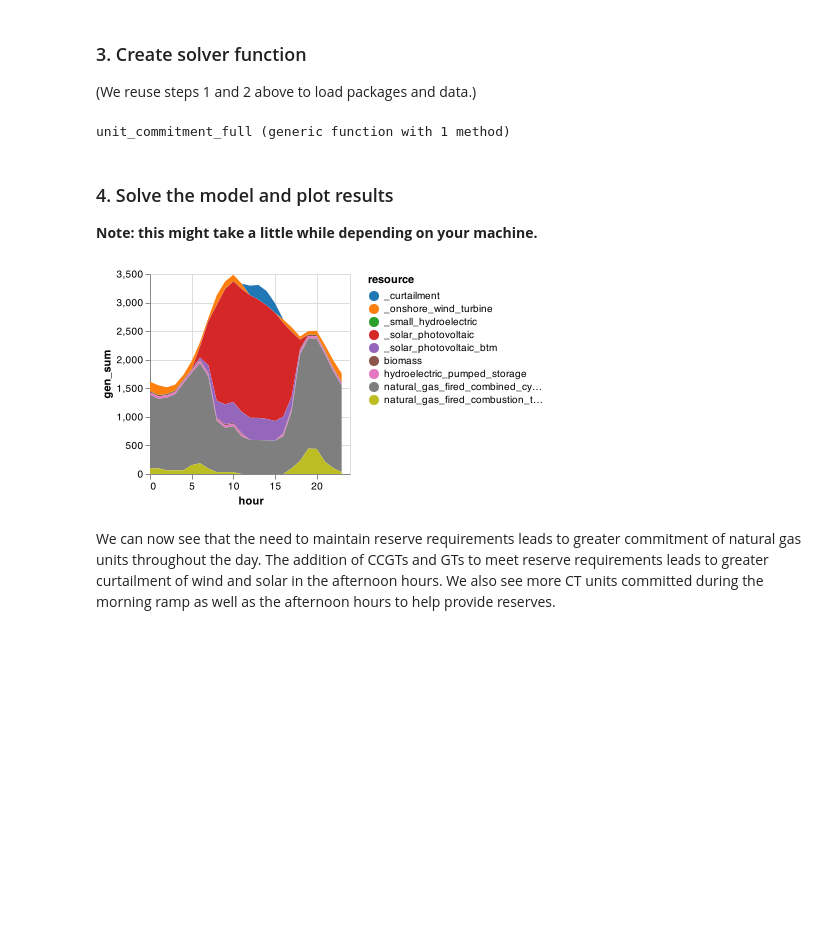
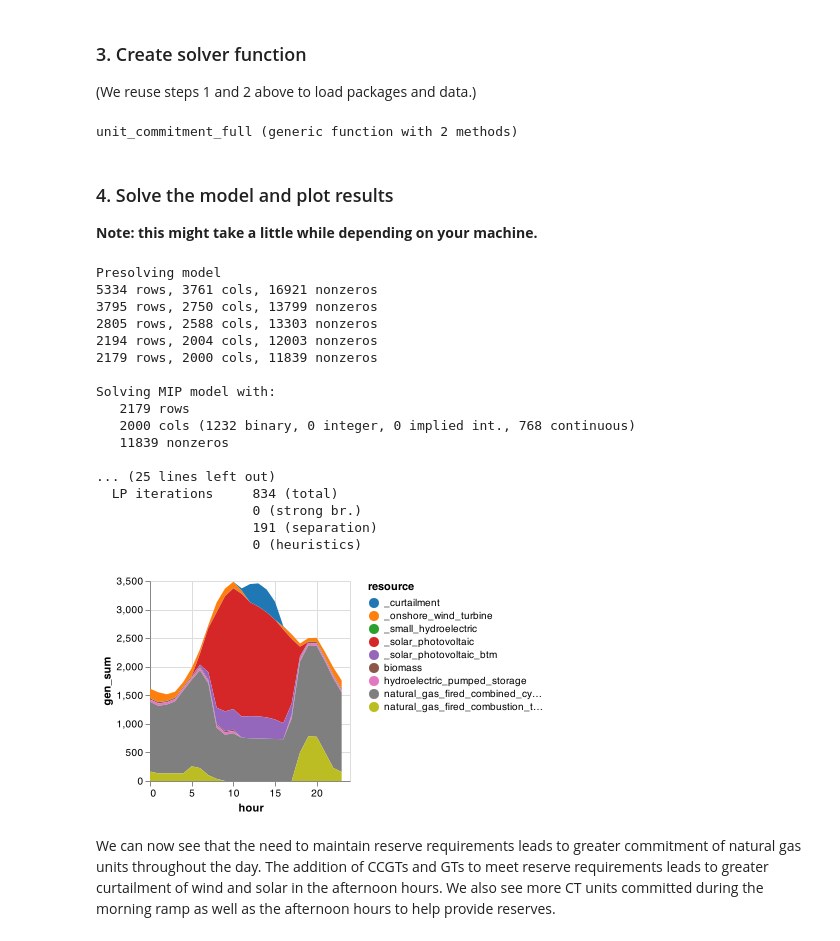
Before and after one commit to Power-Systems-Optimization-Course/power-systems-optimization, a Jupyter notebook: Notebooks/05-Unit-Commitment.ipynb, the cells around one changed output. Saved outputs shown, nothing was run; the diff lists cells and outputs as text; code cells hidden in the pictures; blank space fills up the shorter version.

Commit message:
Updates to Unit Commitment notebook
-Switched to HiGHS solver
-Made MIP gap a parameter to pass in to solver function

```diff
--- a/Notebooks/05-Unit-Commitment.ipynb
+++ b/Notebooks/05-Unit-Commitment.ipynb
@@ -181,18 +181,11 @@ Inputs:
     gen_df -- dataframe with generator info
     loads  -- load by time
     gen_variable -- capacity factors of variable generators (in "long" format)
+    mip_gap -- desired relative MIP gap to pass to solver
 =#
-function unit_commitment_simple(gen_df, loads, gen_variable)
-    UC = Model(GLPK.Optimizer)
-
-    # We reduce the MIP gap tolerance threshold here to increase tractability
-    # Here we set it to a 1% gap, meaning that we will terminate once we have
-    # a feasible integer solution guaranteed to be within 1% of the objective
-    # function value of the optimal solution.
-    # Note that GLPK's default MIP gap is 0.0, meaning that it tries to solve
-    # the integer problem to optimality, which can take a LONG time for
-    # any complex problem. So it is important to set this to a realistic value.
-    set_optimizer_attribute(UC, "mip_gap", 0.01)
+function unit_commitment_simple(gen_df, loads, gen_variable, mip_gap)
+    UC = Model(HiGHS.Optimizer)
+    set_optimizer_attribute(UC, "mip_rel_gap", mip_gap)
 
     # Define sets based on data
     # Note the creation of several different sets of generators for use in
@@ -414,10 +435,11 @@ Inputs:
     gen_df -- dataframe with generator info
     loads  -- load by time
     gen_variable -- capacity factors of variable generators (in "long" format)
+    mip_gap -- desired relative MIP gap to pass to solver
 =#
-function unit_commitment_ramp(gen_df, loads, gen_variable)
-    UC = Model(GLPK.Optimizer)
-    set_optimizer_attribute(UC, "mip_gap", 0.01) #1% MIP gap
+function unit_commitment_ramp(gen_df, loads, gen_variable, mip_gap)
+    UC = Model(HiGHS.Optimizer)
+    set_optimizer_attribute(UC, "mip_rel_gap", mip_gap)
 
     # Define sets based on data
     # Note the creation of several different sets of generators for use in
@@ -547,7 +569,8 @@ unit_commitment_ramp (generic function with 1 method)
 # %% [markdown]
 ### 4. Solve a day's unit commitment
 # %%
-solution = unit_commitment_ramp(gen_df_sens, loads_multi, gen_variable_multi);
+solution = unit_commitment_ramp(
+    gen_df_sens, loads_multi, gen_variable_multi, 0.01); # 1% MIP gap
 
 # Add in BTM solar and curtailment and plot results
 
@@ -654,13 +694,11 @@ Inputs:
     gen_df -- dataframe with generator info
     loads  -- load by time
     gen_variable -- capacity factors of variable generators (in "long" format)
+    mip_gap -- desired relative MIP gap to pass to solver
 =#
-function unit_commitment_full(gen_df, loads, gen_variable)
-    UC = Model(GLPK.Optimizer)
-    # To keep solve times to a few minutes, we increase the MIP gap tolerance
-    # in this more complex case to 2%. You can play with this setting to see
-    # how the MIP gap affects solve times on your computer.
-    set_optimizer_attribute(UC, "mip_gap", 0.02)
+function unit_commitment_full(gen_df, loads, gen_variable, mip_gap)
+    UC = Model(HiGHS.Optimizer)
+    set_optimizer_attribute(UC, "mip_rel_gap", mip_gap)
 
     # Define sets based on data
     # Note the creation of several different sets of generators for use in
@@ -823,13 +861,17 @@ function unit_commitment_full(gen_df, loads, gen_variable)
 
 end
 # %% [output]
-unit_commitment_full (generic function with 1 method)
+unit_commitment_full (generic function with 2 methods)
 # %% [markdown]
 ### 4. Solve the model and plot results
 
 **Note: this might take a little while depending on your machine.**
 # %%
-solution = unit_commitment_full(gen_df_sens, loads_multi, gen_variable_multi);
+solution = unit_commitment_full(gen_df_sens, loads_multi, gen_variable_multi, 0.02);
+ # To keep solve times to a few minutes, we increase the MIP gap tolerance
+ # in this more complex case to 2% (mip_gap=0.02). You can play with this setting to see
+ # how the MIP gap affects solve times on your computer.
+
 
 # Add in BTM solar and curtailment and plot results
 
@@ -838,34 +880,51 @@ sol_gen = innerjoin(solution.gen,
                     on = :r_id)
 sol_gen = combine(groupby(sol_gen, [:resource, :hour]),
             :gen => sum)
 
 # Rename generators (for plotting purposes)
 sol_gen[sol_gen.resource .== "solar_photovoltaic", :resource] .= "_solar_photovoltaic"
 sol_gen[sol_gen.resource .== "onshore_wind_turbine", :resource] .= "_onshore_wind_turbine"
 sol_gen[sol_gen.resource .== "small_hydroelectric", :resource] .= "_small_hydroelectric"
 
 # BTM solar
 btm = DataFrame(resource = repeat(["_solar_photovoltaic_btm"]; outer=length(T_period)),
     hour = T_period,
     gen_sum = gen_variable_multi[gen_variable_multi.gen_full .== "wec_sdge_solar_photovoltaic_1.0",:cf] * 600)
 append!(sol_gen, btm)
 
 # Curtailment
 curtail = combine(groupby(solution.curtail, [:hour]),
             :curt => sum)
 curtail[!, :resource] .= "_curtailment"
 rename!(curtail, :curt_sum => :gen_sum)
 append!(sol_gen, curtail[:,[:resource, :hour, :gen_sum]])
 
 # Rescale hours
 sol_gen.hour = sol_gen.hour .- T_period[1]
 
 sol_gen |>
 @vlplot(:area,
     x=:hour, y={:gen_sum, stack=:zero},
     color={"resource:n", scale={scheme="category10"}})
 # %% [output]
+Presolving model
+5334 rows, 3761 cols, 16921 nonzeros
+3795 rows, 2750 cols, 13799 nonzeros
+2805 rows, 2588 cols, 13303 nonzeros
+2194 rows, 2004 cols, 12003 nonzeros
+2179 rows, 2000 cols, 11839 nonzeros
+
+Solving MIP model with:
+   2179 rows
+   2000 cols (1232 binary, 0 integer, 0 implied int., 768 continuous)
+   11839 nonzeros
+
+... (25 lines left out)
+  LP iterations     834 (total)
+                    0 (strong br.)
+                    191 (separation)
+                    0 (heuristics)
-[figure, old version]
+[figure, new version]
 # %% [markdown]
 We can now see that the need to maintain reserve requirements leads to greater commitment of natural gas units throughout the day. The addition of CCGTs and GTs to meet reserve requirements leads to greater curtailment of wind and solar in the afternoon hours. We also see more CT units committed during the morning ramp as well as the afternoon hours to help provide reserves.
 # %%
```
Also changed, not shown: parts of 13 cells of this notebook.
